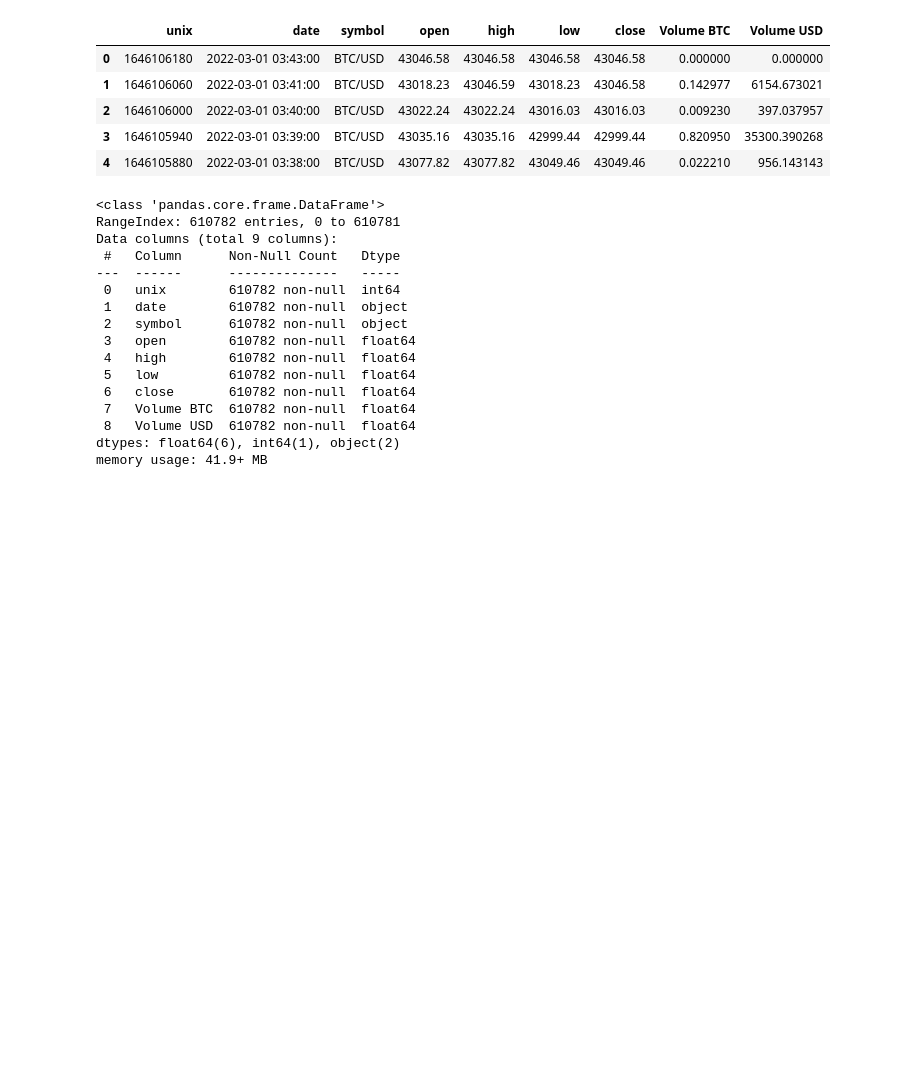
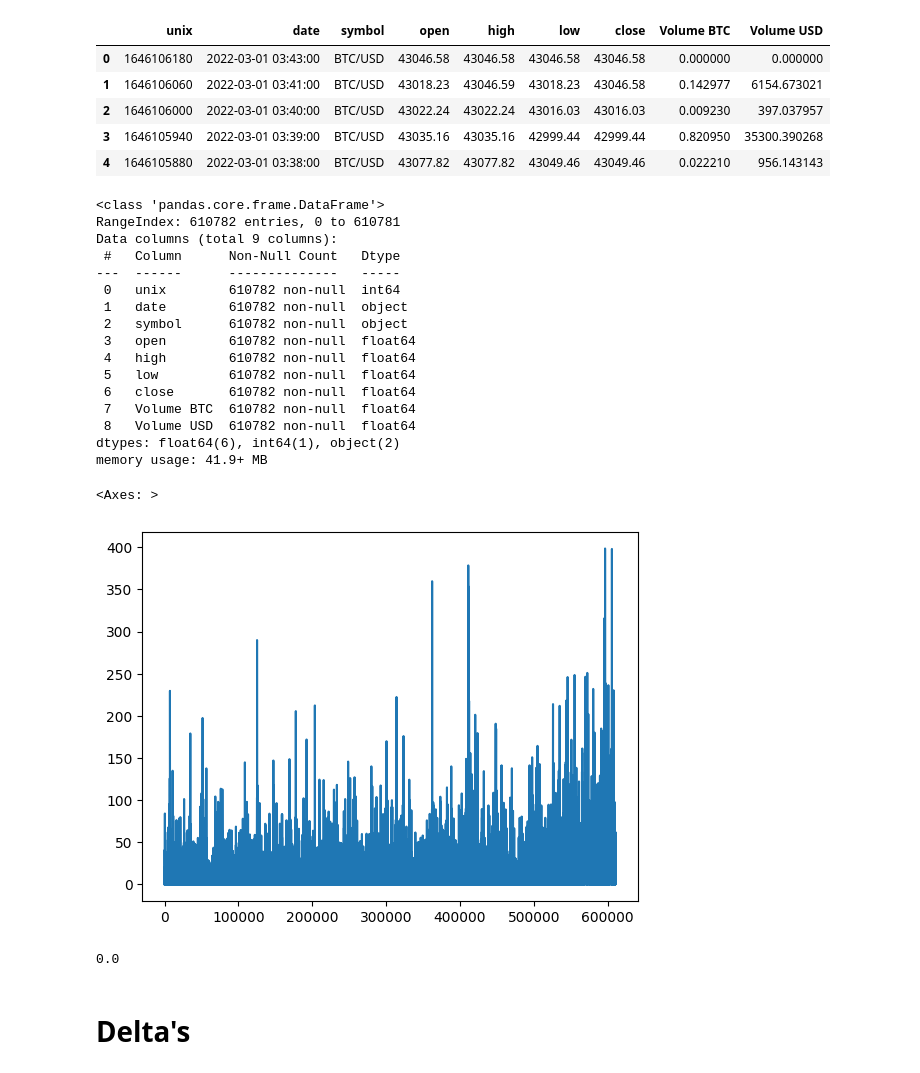
Before and after one commit to ryandouglaskish/RL_Project, a Jupyter notebook: EDA.ipynb, the cells around one changed output. Drawn from its saved outputs; the diff is of its cells as text; code cells hidden in the pictures; blank space fills up the shorter version.

```diff
--- a/EDA.ipynb
+++ b/EDA.ipynb
@@ -30,3 +33,17 @@ Data columns (total 9 columns):
  8   Volume USD  610782 non-null  float64
 dtypes: float64(6), int64(1), object(2)
 memory usage: 41.9+ MB
+# %%
+df['date'] = pd.to_datetime(df['date'])
+# %%
+# plot volume
+df['Volume BTC'].plot()
+# %% [output]
+<Axes: >
+[figure, added]
+# %%
+df['Volume BTC'][0]
+# %% [output]
+0.0
+# %% [markdown]
+# Delta's
```
Also changed, not shown: parts of 5 cells of this notebook, 5 other files.
